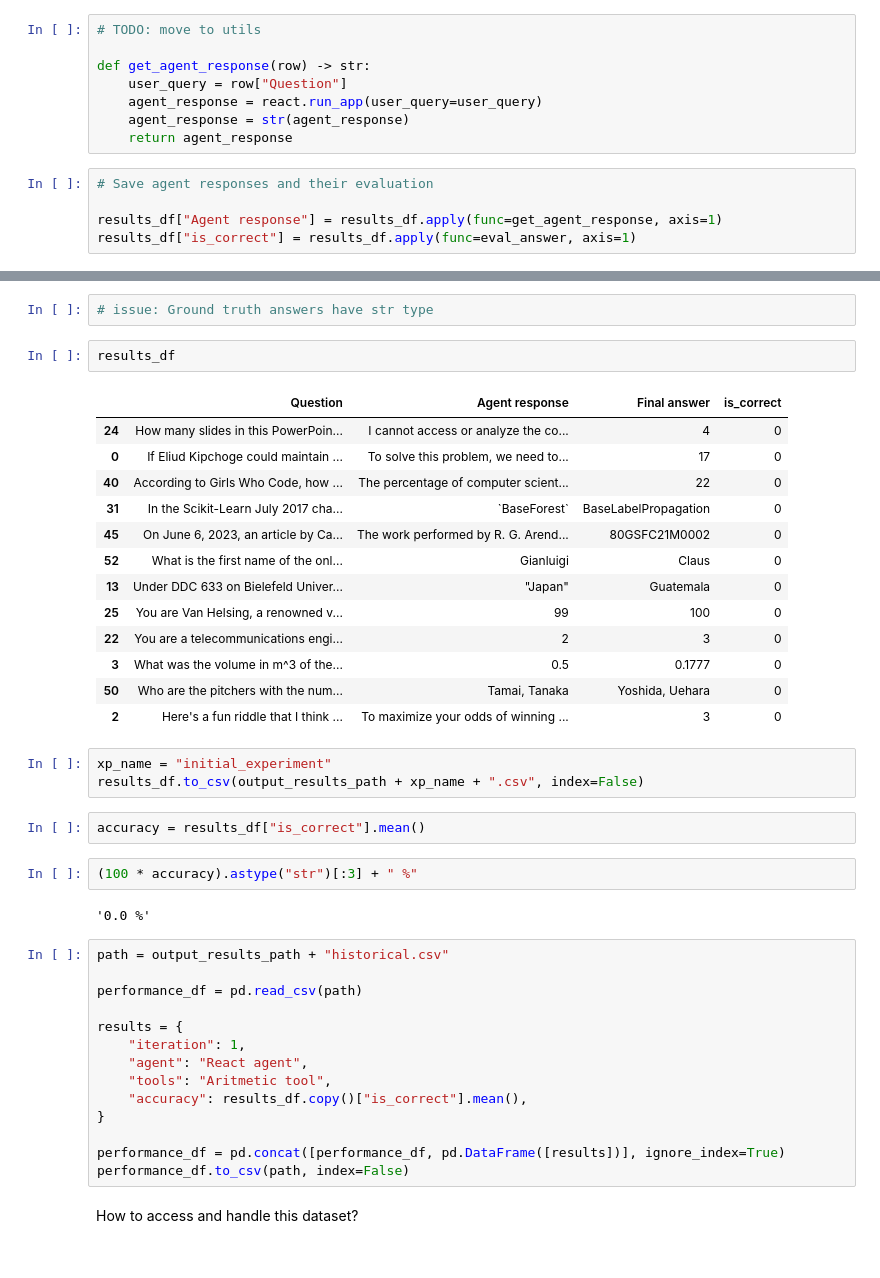
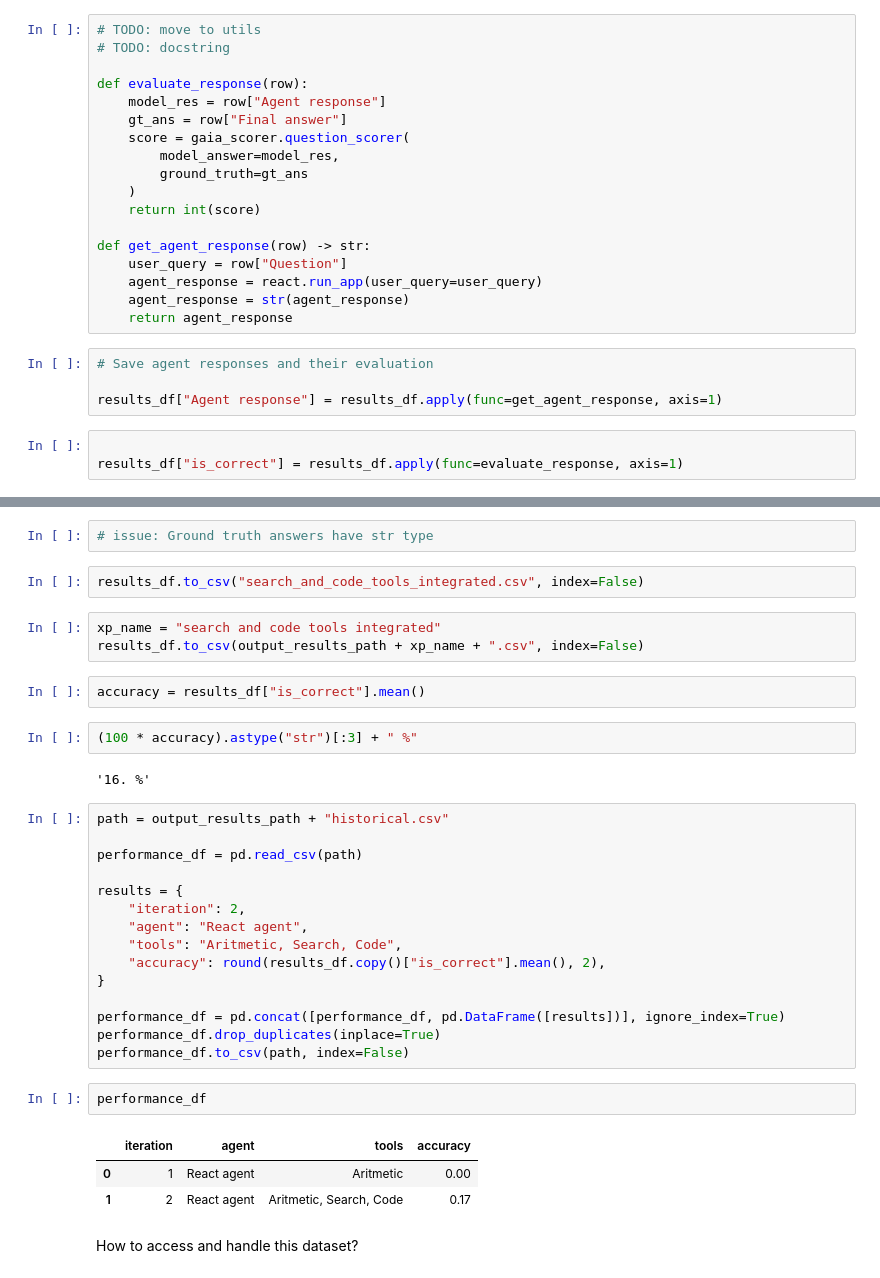
Before and after one commit to santiagoahl/chappi-bot, a Jupyter notebook: notebooks/gaia_level_one_questions_validation.ipynb, the cells around one changed output, grey strips where cells are left out. Cells and saved outputs as stored; diff of their text form.

Commit message:
achieved a 17% of avg score (GAIA), integrated search and code tools

```diff
--- a/notebooks/gaia_level_one_questions_validation.ipynb
+++ b/notebooks/gaia_level_one_questions_validation.ipynb
@@ -100,5 +104,15 @@ def eval_answer(row: pd.Series) -> Literal[0, 1]:
 # %%
 # TODO: move to utils
+# TODO: docstring
+
+def evaluate_response(row):
+    model_res = row["Agent response"]
+    gt_ans = row["Final answer"]
+    score = gaia_scorer.question_scorer(
+        model_answer=model_res,
+        ground_truth=gt_ans
+    )
+    return int(score)
 
 def get_agent_response(row) -> str:
     user_query = row["Question"]
@@ -109,4 +123,6 @@ def get_agent_response(row) -> str:
 # Save agent responses and their evaluation
 
 results_df["Agent response"] = results_df.apply(func=get_agent_response, axis=1)
-results_df["is_correct"] = results_df.apply(func=eval_answer, axis=1)
+# %%
+
+results_df["is_correct"] = results_df.apply(func=evaluate_response, axis=1)
@@ -113,44 +147,37 @@ results_df["is_correct"] = results_df.apply(func=eval_answer, axis=1)
 # %%
 # issue: Ground truth answers have str type
 # %%
-results_df
+results_df.to_csv("search_and_code_tools_integrated.csv", index=False)
-# %% [output]
-|  | Question | Agent response | Final answer | is_correct |
-| 24 | How many slides in this PowerPoin... | I cannot access or analyze the co... | 4 | 0 |
-| 0 | If Eliud Kipchoge could maintain ... | To solve this problem, we need to... | 17 | 0 |
-| 40 | According to Girls Who Code, how ... | The percentage of computer scient... | 22 | 0 |
-| 31 | In the Scikit-Learn July 2017 cha... | `BaseForest` | BaseLabelPropagation | 0 |
-| 45 | On June 6, 2023, an article by Ca... | The work performed by R. G. Arend... | 80GSFC21M0002 | 0 |
-| 52 | What is the first name of the onl... | Gianluigi | Claus | 0 |
-| 13 | Under DDC 633 on Bielefeld Univer... | "Japan" | Guatemala | 0 |
-| 25 | You are Van Helsing, a renowned v... | 99 | 100 | 0 |
-| 22 | You are a telecommunications engi... | 2 | 3 | 0 |
-| 3 | What was the volume in m^3 of the... | 0.5 | 0.1777 | 0 |
-| 50 | Who are the pitchers with the num... | Tamai, Tanaka | Yoshida, Uehara | 0 |
-| 2 | Here's a fun riddle that I think ... | To maximize your odds of winning ... | 3 | 0 |
 # %%
-xp_name = "initial_experiment"
+xp_name = "search and code tools integrated"
 results_df.to_csv(output_results_path + xp_name + ".csv", index=False)
 # %%
 accuracy = results_df["is_correct"].mean()
 # %%
 (100 * accuracy).astype("str")[:3] + " %"
 # %% [output]
-'0.0 %'
+'16. %'
 # %%
 path = output_results_path + "historical.csv"
 
 performance_df = pd.read_csv(path)
 
 results = {
-    "iteration": 1,
+    "iteration": 2,
     "agent": "React agent",
-    "tools": "Aritmetic tool",
-    "accuracy": results_df.copy()["is_correct"].mean(),
+    "tools": "Aritmetic, Search, Code",
+    "accuracy": round(results_df.copy()["is_correct"].mean(), 2),
 }
 
 performance_df = pd.concat([performance_df, pd.DataFrame([results])], ignore_index=True)
+performance_df.drop_duplicates(inplace=True)
 performance_df.to_csv(path, index=False)
+# %%
+performance_df
+# %% [output]
+|  | iteration | agent | tools | accuracy |
+| 0 | 1 | React agent | Aritmetic | 0.00 |
+| 1 | 2 | React agent | Aritmetic, Search, Code | 0.17 |
 # %% [markdown]
 How to access and handle this dataset?
 # %% [markdown]
```
Also changed, not shown: parts of 5 cells of this notebook, 4 other files.
